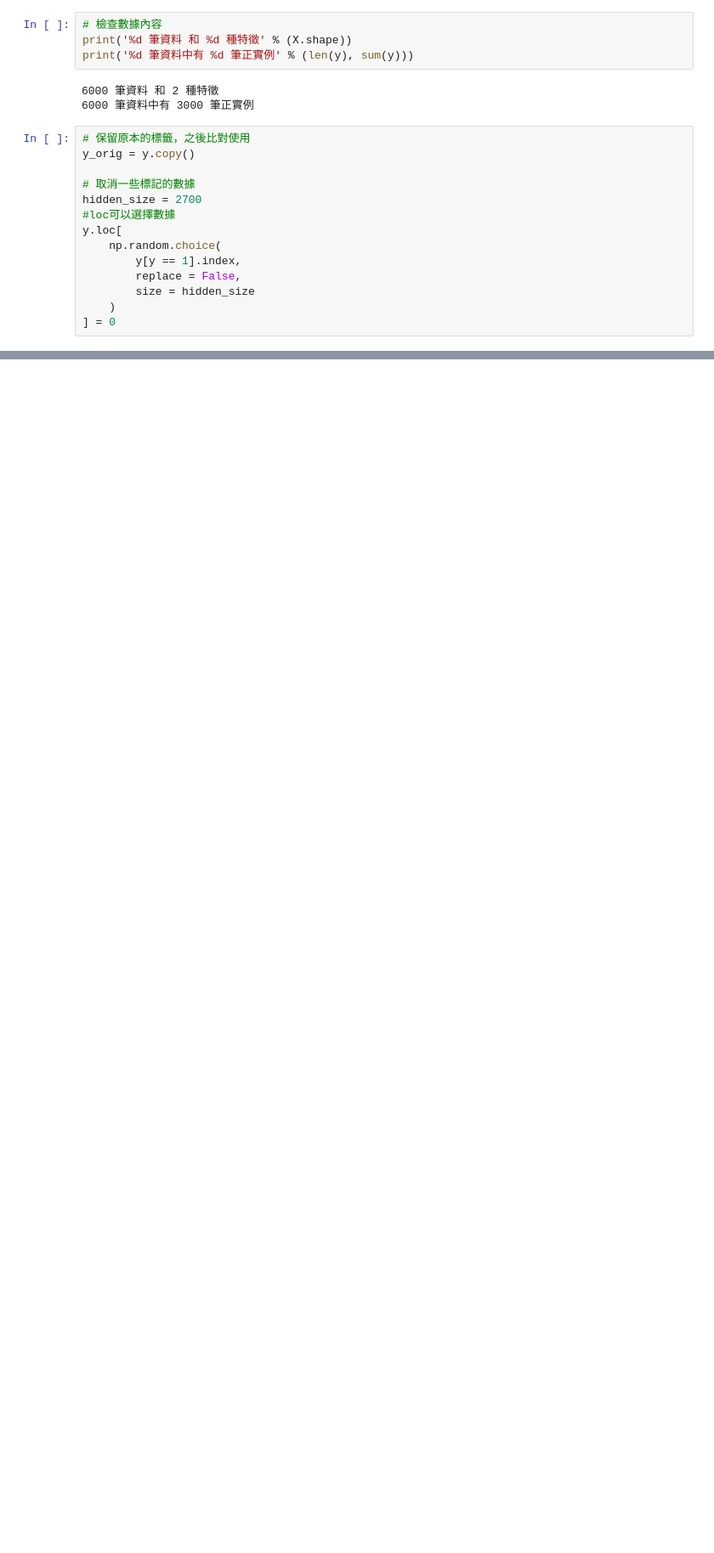
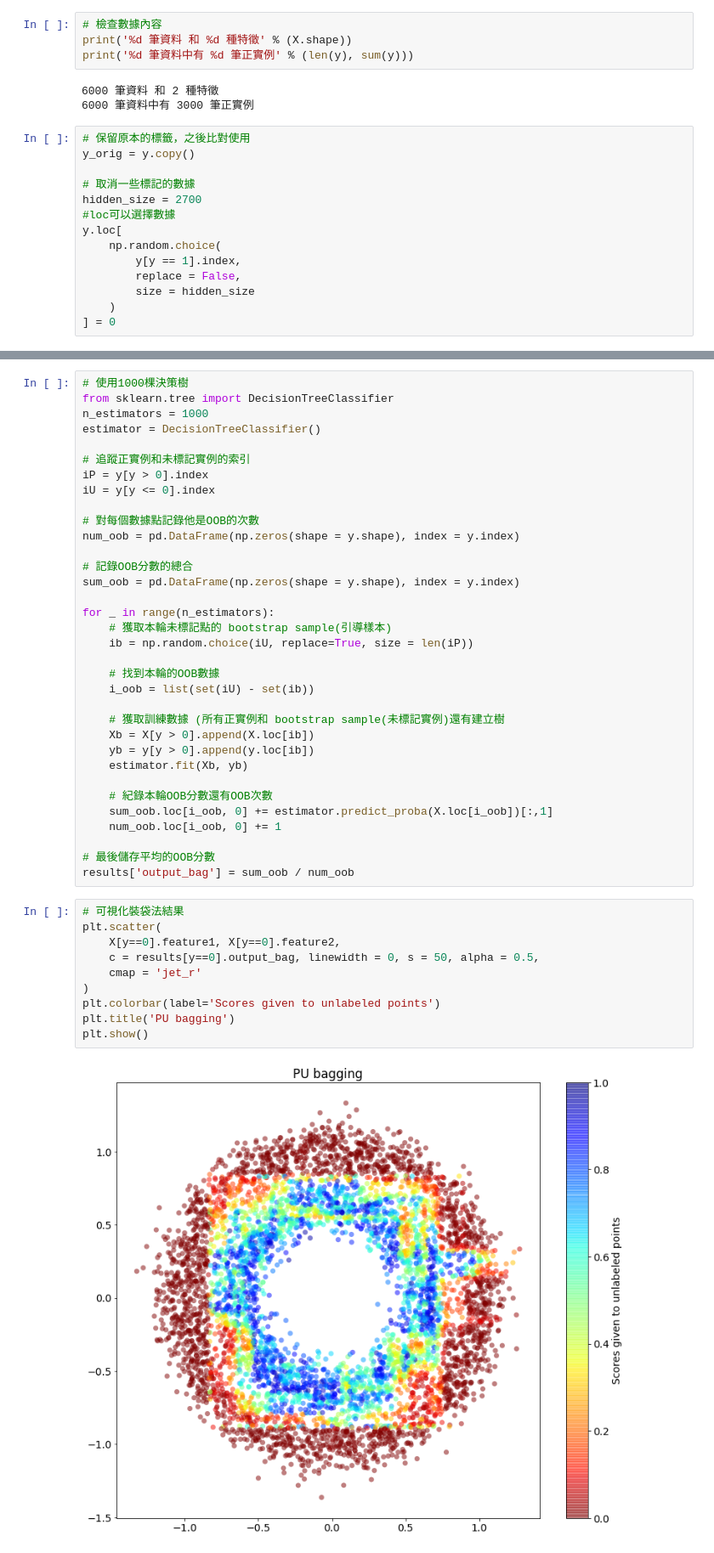
Before and after one commit to a0985944005/PU-learning, a Jupyter notebook: pu-learning_circles.ipynb, the cells around one changed output, grey strips where cells are left out. Shown at 85% size. Cells and saved outputs as stored; diff of their text form; blank space fills up the shorter version.

```diff
--- a/pu-learning_circles.ipynb
+++ b/pu-learning_circles.ipynb
@@ -60,0 +105,46 @@ plt.show()
+# %%
+# 使用1000棵決策樹
+from sklearn.tree import DecisionTreeClassifier
+n_estimators = 1000
+estimator = DecisionTreeClassifier()
+
+# 追蹤正實例和未標記實例的索引
+iP = y[y > 0].index
+iU = y[y <= 0].index
+
+# 對每個數據點記錄他是OOB的次數
+num_oob = pd.DataFrame(np.zeros(shape = y.shape), index = y.index)
+
+# 記錄OOB分數的總合
+sum_oob = pd.DataFrame(np.zeros(shape = y.shape), index = y.index)
+
+for _ in range(n_estimators):
+    # 獲取本輪未標記點的 bootstrap sample(引導樣本)
+    ib = np.random.choice(iU, replace=True, size = len(iP))
+
+    # 找到本輪的OOB數據
+    i_oob = list(set(iU) - set(ib))
+
+    # 獲取訓練數據 (所有正實例和 bootstrap sample(未標記實例)還有建立樹
+    Xb = X[y > 0].append(X.loc[ib])
+    yb = y[y > 0].append(y.loc[ib])
+    estimator.fit(Xb, yb)
+
+    # 紀錄本輪OOB分數還有OOB次數
+    sum_oob.loc[i_oob, 0] += estimator.predict_proba(X.loc[i_oob])[:,1]
+    num_oob.loc[i_oob, 0] += 1
+
+# 最後儲存平均的OOB分數
+results['output_bag'] = sum_oob / num_oob
+# %%
+# 可視化裝袋法結果
+plt.scatter(
+    X[y==0].feature1, X[y==0].feature2,
+    c = results[y==0].output_bag, linewidth = 0, s = 50, alpha = 0.5,
+    cmap = 'jet_r'
+)
+plt.colorbar(label='Scores given to unlabeled points')
+plt.title('PU bagging')
+plt.show()
+# %% [output]
+[figure, added]
```
Also changed, not shown: parts of 14 cells of this notebook, 1 other file.
